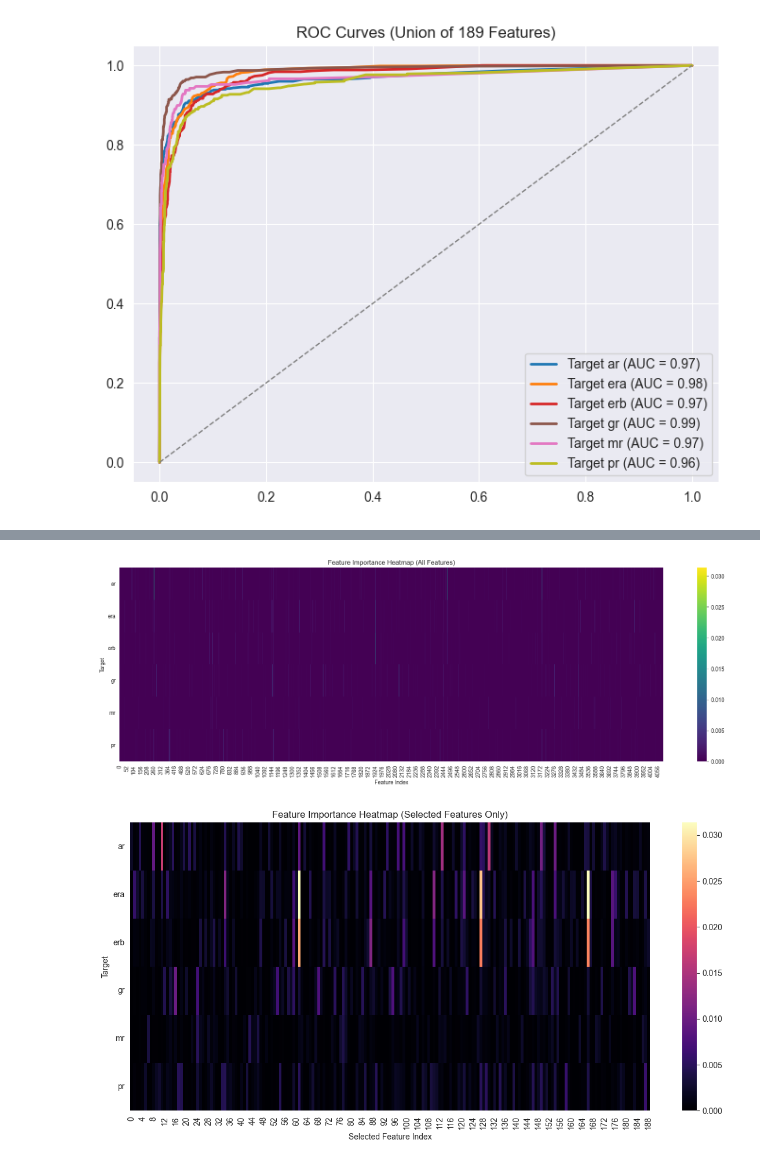
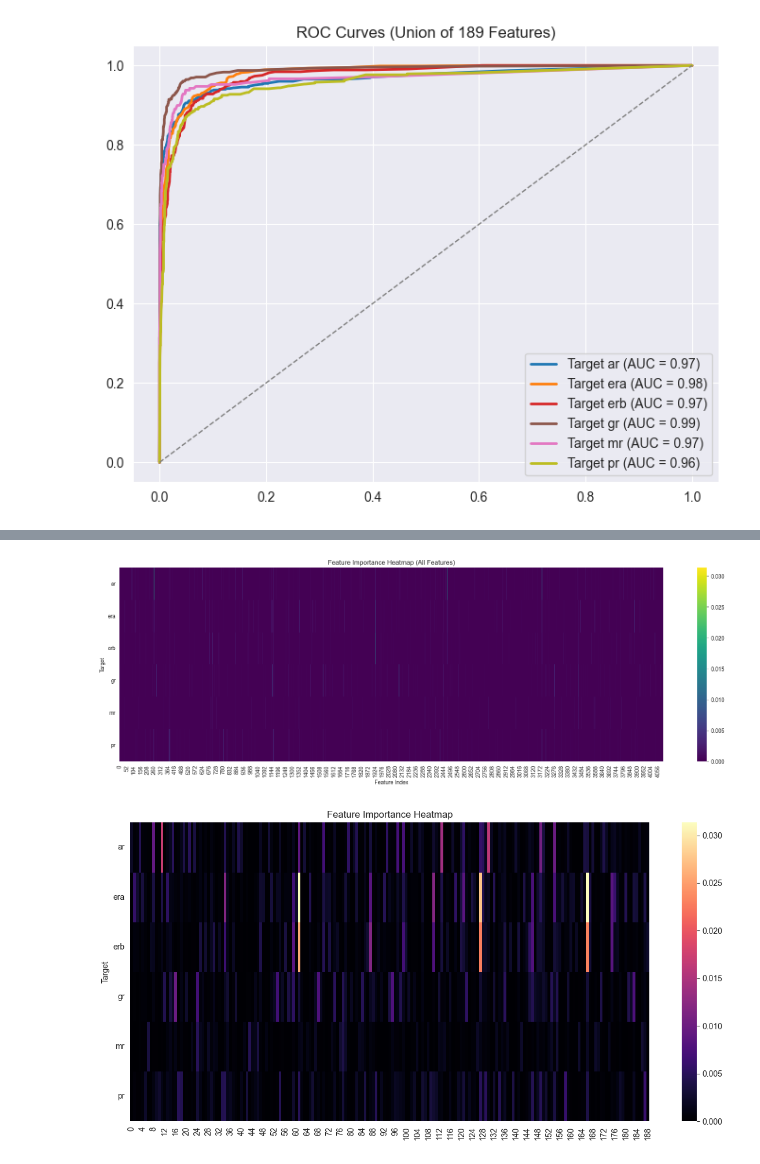
Before and after one commit to lopataa/qspr-qsar-explainability, a Jupyter notebook: qsar/random-forest-shap.ipynb, the cells around one changed output, grey strips where cells are left out. Cells and saved outputs as stored; diff of their text form; code cells hidden in the pictures.

```diff
--- a/qsar/random-forest-shap.ipynb
+++ b/qsar/random-forest-shap.ipynb
@@ -281,33 +280,32 @@ import numpy as np
 # Convert list → matrix
 importance_matrix = np.vstack(feature_importance_matrix)  # shape: (n_targets, n_features)
 
 plt.figure(figsize=(18, 6))
 sns.heatmap(
     importance_matrix,
     cmap="viridis",
     cbar=True
 )
 plt.yticks(ticks=np.arange(len(target_names)) + 0.5, labels=target_names, rotation=0)
 plt.title("Feature Importance Heatmap (All Features)")
 plt.xlabel("Feature Index")
 plt.ylabel("Target")
 plt.tight_layout()
 plt.show()
 
 selected_matrix = importance_matrix[:, final_selected_indices]
 
 plt.figure(figsize=(12, 6))
 sns.heatmap(
     selected_matrix,
     cmap="magma",
     cbar=True
 )
 plt.yticks(ticks=np.arange(len(target_names)) + 0.5, labels=target_names, rotation=0)
-plt.title("Feature Importance Heatmap (Selected Features Only)")
-plt.xlabel("Selected Feature Index")
+plt.title("Feature Importance Heatmap")
 plt.ylabel("Target")
 plt.tight_layout()
 plt.show()
 # %% [output]
 [figure]
-[figure, old version]
+[figure, new version]
```
Also changed, not shown: parts of 2 cells of this notebook, 8 other files.
